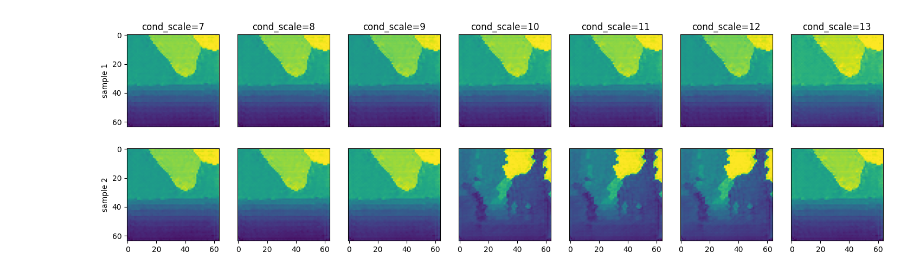
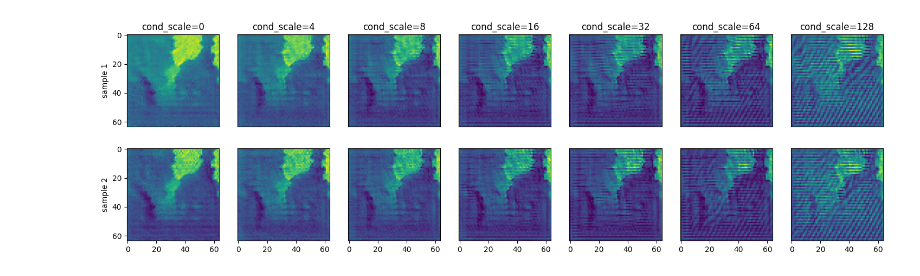
Before and after one commit to kirilllzaitsev/depth_completion_with_diffusion, a Jupyter notebook: rsl_depth_completion/conditional_diffusion/fine-tuning.ipynb, the cells around one changed output. Saved outputs shown, nothing was run; the diff lists cells and outputs as text; code cells hidden in the pictures.

```diff
--- a/rsl_depth_completion/conditional_diffusion/fine-tuning.ipynb
+++ b/rsl_depth_completion/conditional_diffusion/fine-tuning.ipynb
@@ -27,14 +44,16 @@ torch.backends.cudnn.benchmark = True
 # %%
-
 cfg = cfg_cls(path=cfg_cls.default_file)
 cfg.batch_size = 2
+cfg.eval_batch_path = eval_batch
+if "006" in ckpt_path or "007" in ckpt_path:
+    cfg.max_depth = 255
+else:
+    cfg.max_depth = 80
 set_seed(cfg.seed)
 
 if cfg.is_cluster:
     if not os.path.exists(f"{cfg.tmpdir}/cluster"):
-        os.system(
-            f"tar -xvf /cluster/project/rsl/kzaitsev/dataset.tar -C {cfg.tmpdir}"
-        )
+        os.system(f"tar -xvf /cluster/project/rsl/kzaitsev/dataset.tar -C {cfg.tmpdir}")
 
 logdir = Path("./logs") if not cfg.is_cluster else Path(cfg.cluster_logdir)
 if cfg.do_overfit:
@@ -78,7 +97,7 @@ experiment = comet_ml.Experiment(
     log_env_host=False,
     log_env_gpu=True,
     log_env_cpu=True,
-    disabled=cfg.disabled,
+    disabled=True,
 )
 
 experiment.log_asset("model.py", copy_to_tmp=False)
@@ -113,6 +132,8 @@ trainer = ImagenTrainer(
     accelerate_logging_dir="logs",
 )
 trainer.accelerator.init_trackers("train_example")
+trainer.load(ckpt_path)
+;
 # %% [output]
 {'use_text_embed': True, 'use_cond_image': True, 'use_rgb_as_cond_image': False, 'use_rgb_as_text_embed': True, 'include_sdm_and_rgb_in_sample': True, 'do_crop': True}
 COMET WARNING: As you are running in a Jupyter environment, you will need to call `experiment.end()` when finished to ensure all metrics and code are logged before exiting.
@@ -263,0 +186,13 @@ plt.show()
+# %%
+samples = trainer.sample(
+    text_embeds=eval_batch["text_embed"],
+    cond_images=eval_batch["cond_image"],
+    # text_embeds=eval_batch["text_embed"][0].unsqueeze(0),
+    # cond_images=eval_batch["cond_image"][0].unsqueeze(0),
+    cond_scale=0,
+    # cond_scale=cfg.cond_scale,
+    batch_size=cfg.batch_size,
+    stop_at_unet_number=None,
+    return_all_unet_outputs=True,
+)
+plot_result(samples)
@@ -264,35 +201,39 @@ plt.show()
 # %%
 def compare_diff_cond_scales(trainer):
-    # cond_scales = list([0,4,16,32,128])
+    cond_scales = list([0, 4, 8, 16, 32, 64, 128])
     # cond_scales = list([8,16,128,1000])
     # cond_scales = list([0,1,2,3,4,5,6])
-    cond_scales = list(range(7,14))
+    # cond_scales = list(range(7,14))
     fix, axs = plt.subplots(max(cfg.batch_size, 2), len(cond_scales), figsize=(18, 5))
     for i, cond_scale in enumerate(cond_scales):
         samples = trainer.sample(
             text_embeds=eval_batch["text_embed"],
             cond_images=eval_batch["cond_image"],
             cond_scale=cond_scale,
             batch_size=cfg.batch_size,
             stop_at_unet_number=None,
             return_all_unet_outputs=True,
         )
         for sample_idx in range(cfg.batch_size):
-            axs[sample_idx, i].imshow(samples[0][sample_idx].permute(1, 2, 0).cpu().numpy())
+            axs[sample_idx, i].imshow(
+                samples[0][sample_idx].permute(1, 2, 0).cpu().numpy()
+            )
             axs[0, i].set_title(f"{cond_scale=}")
-            if sample_idx==0:
+            if sample_idx == 0:
                 axs[sample_idx, i].set_xticks([])
             # if sample_idx!=0:
             #     axs[sample_idx, i].set_yticklabels([])
             #     axs[sample_idx, i].set_yticks([])
             #     axs[sample_idx, i].set_xticklabels([])
-            if i!=0:
+            if i != 0:
                 axs[sample_idx, i].set_yticklabels([])
                 axs[sample_idx, i].set_yticks([])
         # break
-    axs[0,0].set_ylabel("sample 1")
-    axs[1,0].set_ylabel("sample 2")
+    axs[0, 0].set_ylabel("sample 1")
+    axs[1, 0].set_ylabel("sample 2")
     plt.show()
+
+
 compare_diff_cond_scales(trainer)
 # %% [output]
-[figure, old version]
+[figure, new version]
```
Also changed, not shown: parts of 18 cells of this notebook.
